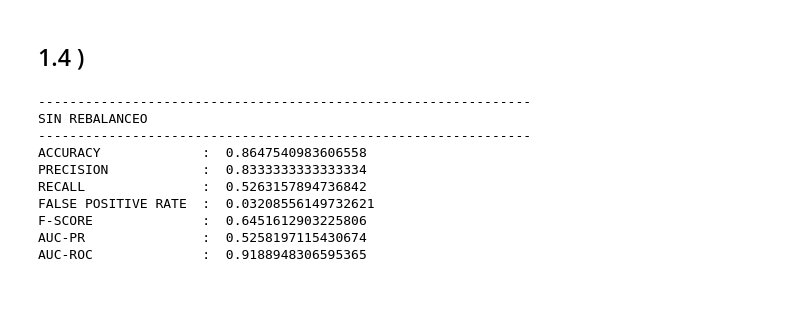
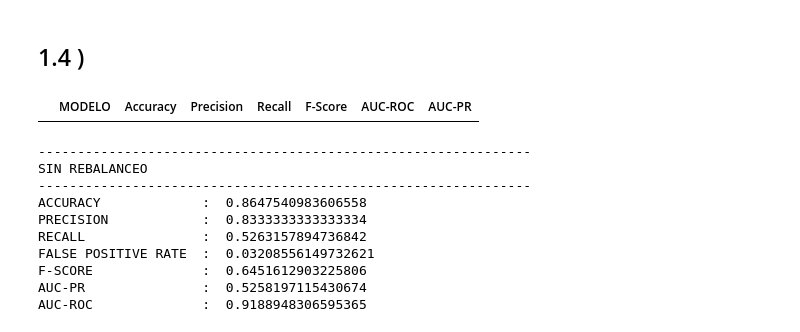
Before and after one commit to NazaGonella/TP02-machine-learning, a Jupyter notebook: Gonella_Nazareno_Notebook_TP2.ipynb, the cells around one changed output. Saved outputs shown, nothing was run; the diff lists cells and outputs as text; code cells hidden in the pictures; blank space fills up the shorter version.

```diff
--- a/Gonella_Nazareno_Notebook_TP2.ipynb
+++ b/Gonella_Nazareno_Notebook_TP2.ipynb
@@ -332,10 +345,15 @@ def evaluate_model_1_4(df : pd.DataFrame) -> None:
 # %%
 # Realizo el rebalanceo con el dataset preprocesado
 cell_diagnosis_dev_imbalanced_processed_and_standardized : pd.DataFrame = prepro.process_and_stardardize(
     cell_diagnosis_dev_imbalanced,
     filename='cell_diagnosis_dev_imbalanced',
     save_path=f'{project_root}/TP02/problema1/data/processed/'
 )
+
+metricas_1_4 : pd.DataFrame = pd.DataFrame(columns=['MODELO', 'Accuracy', 'Precision', 'Recall', 'F-Score', 'AUC-ROC', 'AUC-PR'])
+metricas_1_4.head()
+# %% [output]
+|  | MODELO | Accuracy | Precision | Recall | F-Score | AUC-ROC | AUC-PR |
 # %%
 # SIN REBALANCEO
 print("---------------------------------------------------------------")
```
Also changed, not shown: parts of 6 cells of this notebook, 1 other file.
